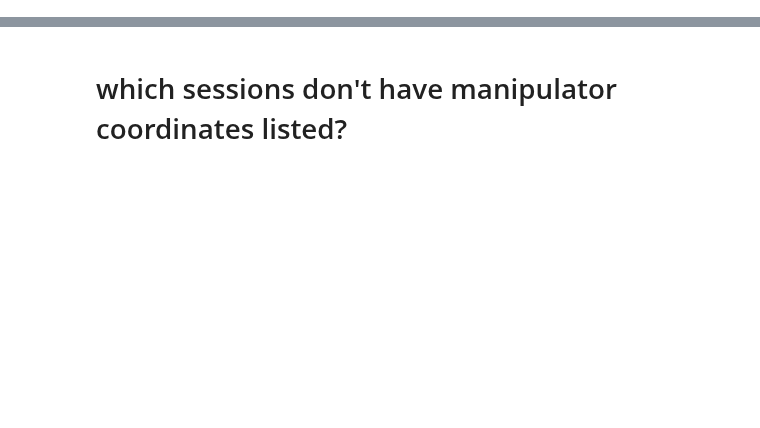
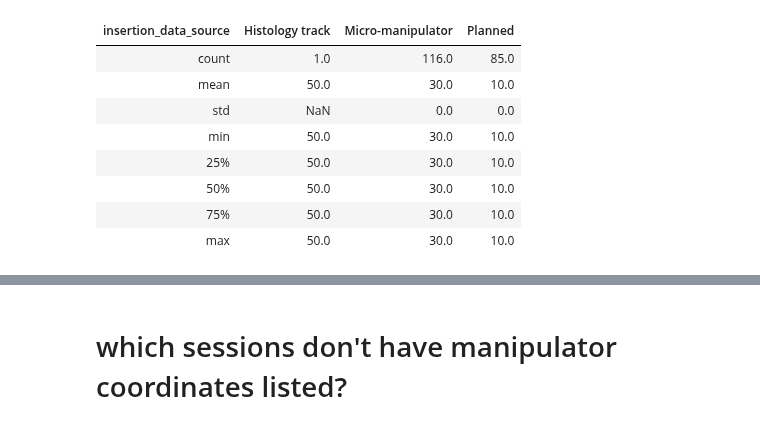
Before and after one commit to int-brain-lab/analysis, a Jupyter notebook: python/trajectory_listings.ipynb, the cells around one changed output, grey strips where cells are left out. Saved outputs shown, nothing was run; the diff lists cells and outputs as text; code cells hidden in the pictures; blank space fills up the shorter version.

```diff
--- a/python/trajectory_listings.ipynb
+++ b/python/trajectory_listings.ipynb
@@ -12,17 +9,28 @@ Connected to https://alyx.internationalbrainlab.org as anneu
 # %%
 
 # ====================================== #
 # 1. use DJ
 # ====================================== #
 
 ephys = dj.create_virtual_module('ephys', 'ibl_ephys')
 traj = ephys.ProbeTrajectory * ephys.InsertionDataSource * subject.Subject
 traj = (traj.proj('subject_nickname', 'insertion_data_source',
                   'provenance')).fetch(format='frame').reset_index()
 traj_listed = pd.pivot_table(traj, values='provenance',
                                columns=['insertion_data_source'],
                                index=['subject_nickname', 'session_start_time']).reset_index()
 #traj_listed.to_csv('trajectory_overview.csv')
+traj_listed.describe()
+# %% [output]
+| insertion_data_source | Histology track | Micro-manipulator | Planned |
+| count | 1.0 | 116.0 | 85.0 |
+| mean | 50.0 | 30.0 | 10.0 |
+| std | NaN | 0.0 | 0.0 |
+| min | 50.0 | 30.0 | 10.0 |
+| 25% | 50.0 | 30.0 | 10.0 |
+| 50% | 50.0 | 30.0 | 10.0 |
+| 75% | 50.0 | 30.0 | 10.0 |
+| max | 50.0 | 30.0 | 10.0 |
 # %%
 ## OVERVIEW
 pd.set_option('display.max_rows', 1000)
```
Also changed, not shown: parts of 4 cells of this notebook.
